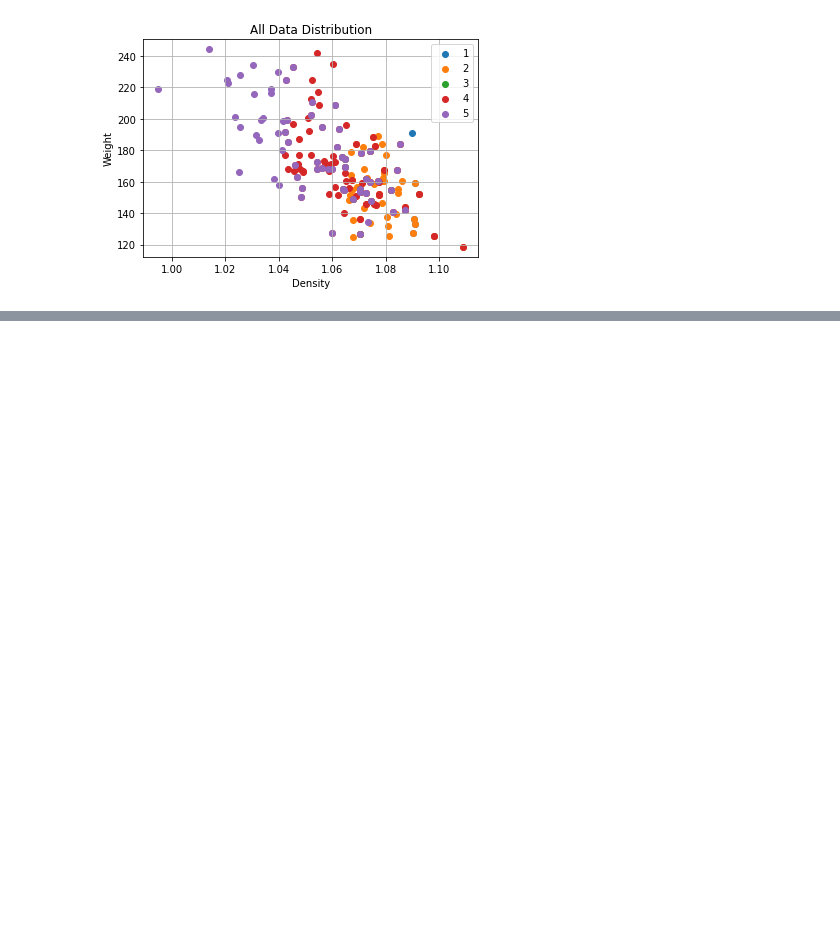
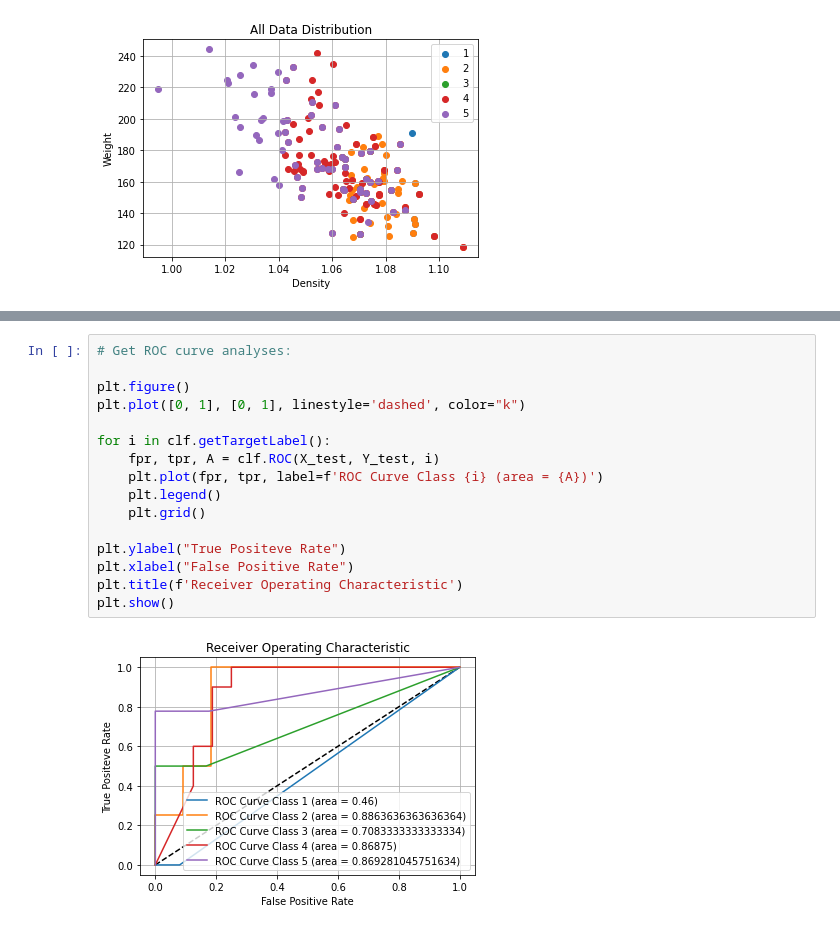
Before and after one commit to gabrielclwq/ICA, a Jupyter notebook: KNN/knn.ipynb, the cells around one changed output, grey strips where cells are left out. Drawn from its saved outputs; the diff is of its cells as text; blank space fills up the shorter version.

```diff
--- a/KNN/knn.ipynb
+++ b/KNN/knn.ipynb
@@ -281,0 +430,18 @@ print("---------------------------------")
+# %%
+# Get ROC curve analyses:
+
+plt.figure()
+plt.plot([0, 1], [0, 1], linestyle='dashed', color="k")
+
+for i in clf.getTargetLabel():
+    fpr, tpr, A = clf.ROC(X_test, Y_test, i)
+    plt.plot(fpr, tpr, label=f'ROC Curve Class {i} (area = {A})')
+    plt.legend()
+    plt.grid()
+
+plt.ylabel("True Positeve Rate")
+plt.xlabel("False Positive Rate")
+plt.title(f'Receiver Operating Characteristic')
+plt.show()
+# %% [output]
+[figure, added]
```
Also changed, not shown: parts of 6 cells of this notebook, 2 other files.
